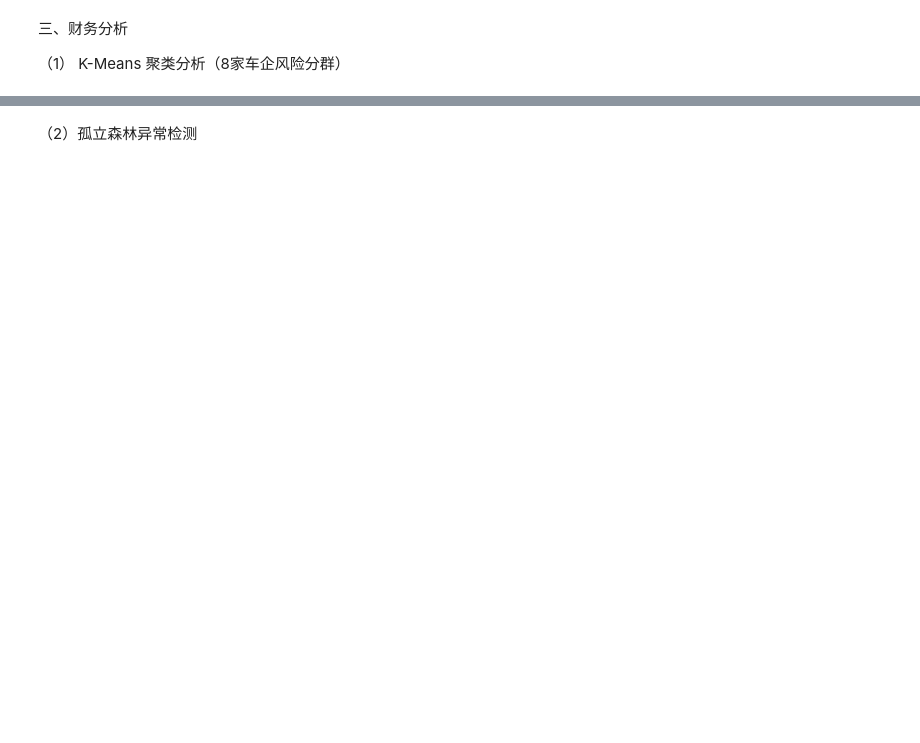
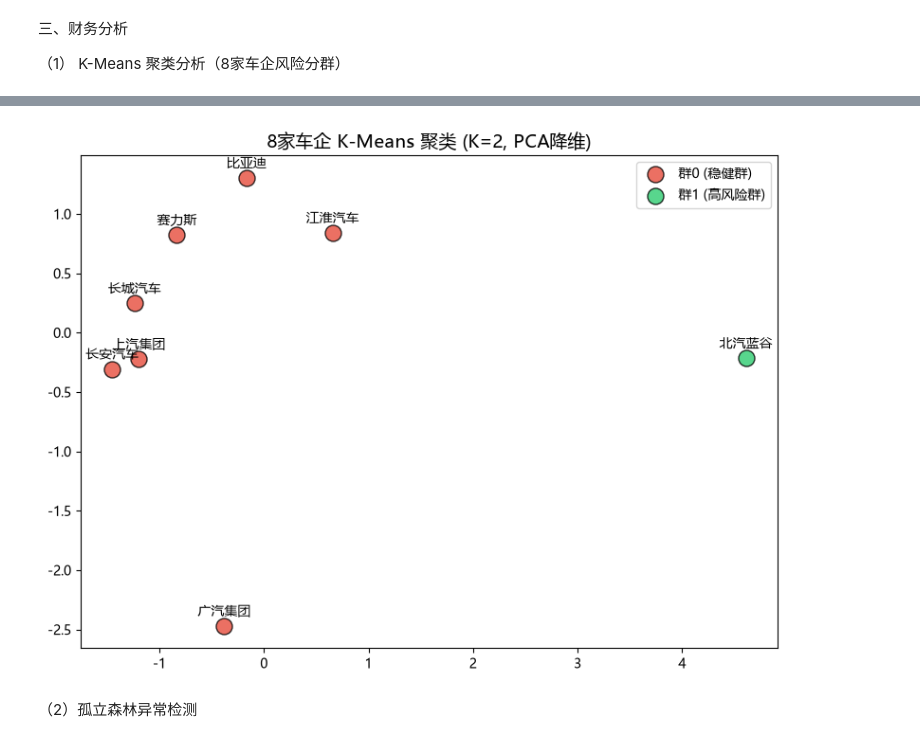
Before and after one commit to yohoten/fidac, a Jupyter notebook: 基于K-Means聚类与Prophet时序预测的重庆上市车企财务智能预警研究.ipynb, the cells around one changed output, grey strips where cells are left out. Cells and saved outputs as stored; diff of their text form; code cells hidden in the pictures; blank space fills up the shorter version.

```diff
--- a/基于K-Means聚类与Prophet时序预测的重庆上市车企财务智能预警研究.ipynb
+++ b/基于K-Means聚类与Prophet时序预测的重庆上市车企财务智能预警研究.ipynb
@@ -324,0 +239,89 @@ plt.show()
+# %%
+import os
+os.environ['LOKY_MAX_CPU_COUNT'] = '4'  # 消除 joblib 警告
+
+from sklearn.cluster import KMeans
+from sklearn.preprocessing import StandardScaler
+from sklearn.decomposition import PCA
+import matplotlib.pyplot as plt
+plt.rcParams['font.sans-serif'] = ['Microsoft YaHei', 'SimHei']
+plt.rcParams['axes.unicode_minus'] = False
+
+# ============ 优化特征 ============
+# 换为更能区分风险维度的指标（盈利能力 + 杠杆 + 增长）
+FEATURES = ['毛利率', '净利润率', '资产负债率', '流动比率', '营业收入增长率']
+
+records = []
+for code, df_ratio in all_ratios.items():
+    annual_idx = [i for i in df_ratio.index if '年报' in str(i)]
+    if len(annual_idx) < 1:
+        continue
+    latest = annual_idx[-1]
+    row = {'code': code, 'name': code.split('_')[1], 'period': latest}
+    for f in FEATURES:
+        row[f] = float(df_ratio.loc[latest, f]) if latest in df_ratio.index else None
+    if all(row[f] is not None and not np.isnan(row[f]) for f in FEATURES):
+        records.append(row)
+
+df_kmeans = pd.DataFrame(records)
+X = df_kmeans[FEATURES].values
+X_scaled = StandardScaler().fit_transform(X)
+
+# ============ K=2（更合理的分组数） ============
+km = KMeans(n_clusters=2, random_state=42, n_init=10)
+df_kmeans['cluster'] = km.fit_predict(X_scaled)
+
+print('='*60)
+print('  K-Means 聚类结果 (K=2)')
+print('='*60)
+for c in range(2):
+    members = df_kmeans[df_kmeans['cluster'] == c]['name'].tolist()
+    avg = df_kmeans[df_kmeans['cluster'] == c][FEATURES].mean()
+    # 按百分比显示
+    print(f'\n  群{c} ({len(members)}家): {", ".join(members)}')
+    print(f'    毛利率={avg["毛利率"]*100:.1f}%  净利率={avg["净利润率"]*100:.1f}%')
+    print(f'    资产负债率={avg["资产负债率"]*100:.1f}%  流动比率={avg["流动比率"]:.2f}')
+    print(f'    营收增长率={avg["营业收入增长率"]*100:.1f}%')
+
+# ============ 风险群判定 ============
+print('\n--- 风险群判定 ---')
+for _, row in df_kmeans.iterrows():
+    c = row['cluster']
+    # 根据群特征判断风险等级
+    cluster_avg = df_kmeans[df_kmeans['cluster'] == c][FEATURES].mean()
+    if cluster_avg['资产负债率'] > df_kmeans['资产负债率'].median():
+        risk = '高风险群 ⚠️'
+    else:
+        risk = '稳健群 ✅'
+    print(f'  {row["name"]:<6s} → 群{c} ({risk})')
+
+# ============ 赛力斯 vs 长安 单独对比 ============
+print('\n--- 赛力斯 vs 长安 核心差异 ---')
+for target in ['赛力斯', '长安汽车']:
+    r = df_kmeans[df_kmeans['name'] == target].iloc[0]
+    print(f'\n  {target}: 群{r["cluster"]}')
+    for f in FEATURES:
+        val = r[f]
+        if f in ['毛利率', '净利润率', '资产负债率', '营业收入增长率']:
+            print(f'    {f}: {val*100:.1f}%')
+        else:
+            print(f'    {f}: {val:.2f}')
+
+# ============ PCA 可视化 ============
+pca = PCA(n_components=2)
+X_pca = pca.fit_transform(X_scaled)
+fig, ax = plt.subplots(figsize=(8, 6))
+colors = ['#E74C3C', '#2ECC71']
+for c in range(2):
+    mask = df_kmeans['cluster'] == c
+    risk_label = '高风险群' if df_kmeans[df_kmeans['cluster'] == c]['资产负债率'].mean() > df_kmeans['资产负债率'].median() else '稳健群'
+    ax.scatter(X_pca[mask, 0], X_pca[mask, 1], c=colors[c], s=150,
+               label=f'群{c} ({risk_label})', edgecolors='black', alpha=0.8)
+for i, name in enumerate(df_kmeans['name']):
+    ax.annotate(name, (X_pca[i, 0], X_pca[i, 1]), fontsize=10,
+                ha='center', xytext=(0, 8), textcoords='offset points')
+ax.set_title('8家车企 K-Means 聚类 (K=2, PCA降维)', fontsize=14)
+ax.legend()
+plt.tight_layout()
+plt.show()
+# %% [output]
@@ -325,3 +345,4 @@ plt.show()
+[figure, added]
 # %% [markdown]
 （2）孤立森林异常检测
 # %%
```
Also changed, not shown: parts of 12 cells of this notebook, 9 other files.
